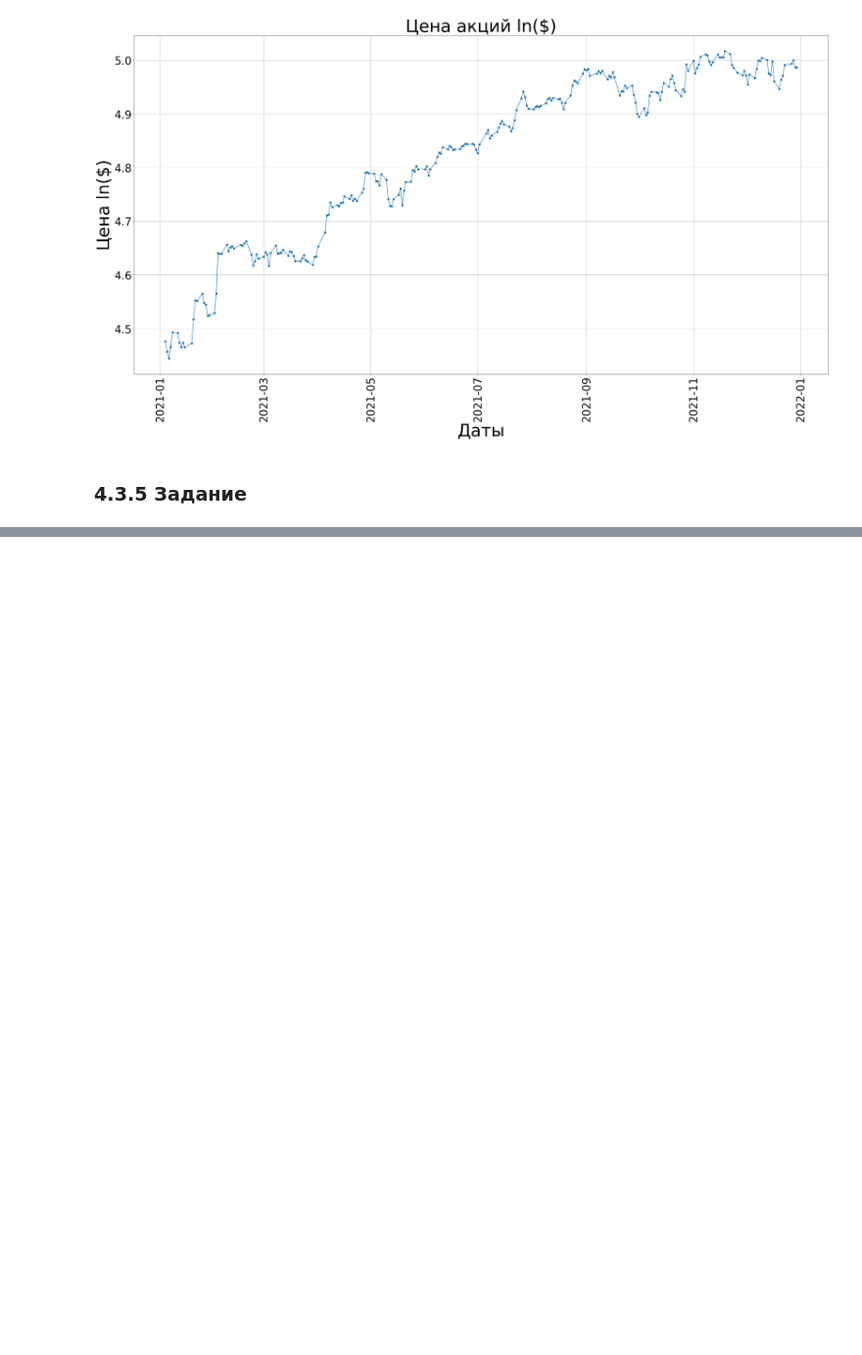
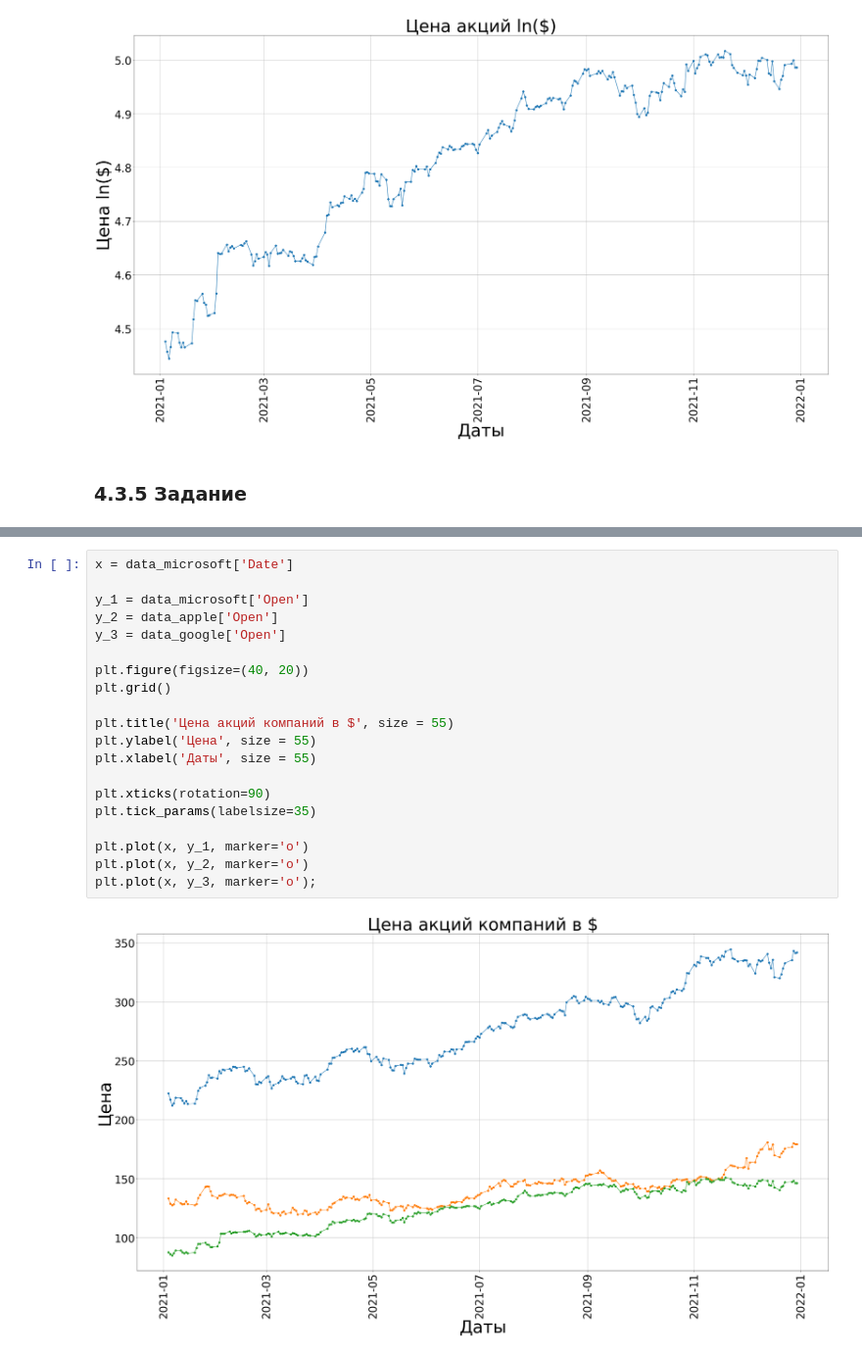
Before and after one commit to TimmmofeyD/WorkBook_AI, a Jupyter notebook: Lishchenko_Timofey_WorkBook1.ipynb, the cells around one changed output, grey strips where cells are left out. Shown at 98% size. Drawn from its saved outputs; the diff is of its cells as text; blank space fills up the shorter version.

```diff
--- a/Lishchenko_Timofey_WorkBook1.ipynb
+++ b/Lishchenko_Timofey_WorkBook1.ipynb
@@ -735,0 +736,22 @@ x= 10.0     ^     y= 3.0
+# %%
+x = data_microsoft['Date']
+
+y_1 = data_microsoft['Open']
+y_2 = data_apple['Open']
+y_3 = data_google['Open']
+
+plt.figure(figsize=(40, 20))
+plt.grid()
+
+plt.title('Цена акций компаний в $', size = 55)
+plt.ylabel('Цена', size = 55)
+plt.xlabel('Даты', size = 55)
+
+plt.xticks(rotation=90)
+plt.tick_params(labelsize=35)
+
+plt.plot(x, y_1, marker='o')
+plt.plot(x, y_2, marker='o')
+plt.plot(x, y_3, marker='o');
+# %% [output]
+[figure, added]
```
Also changed, not shown: parts of 6 cells of this notebook.
